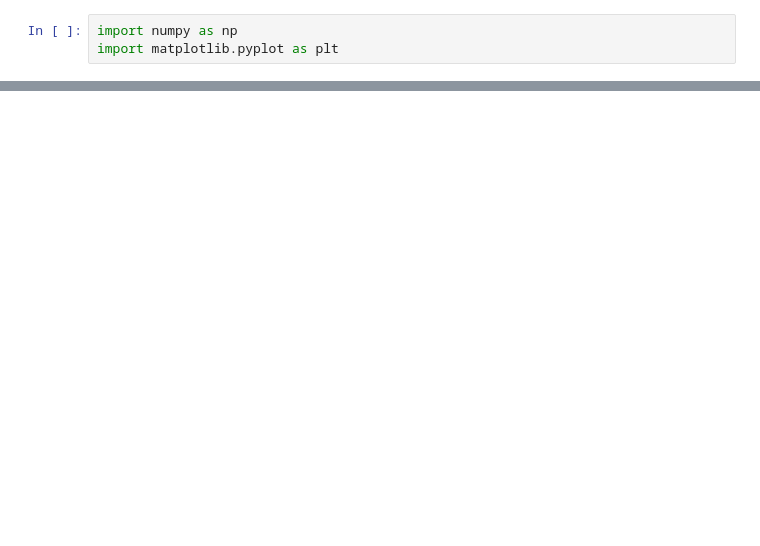
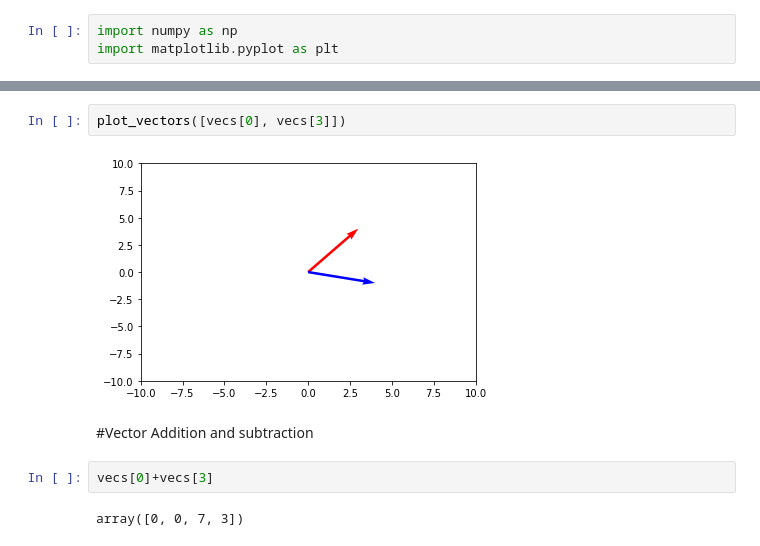
Before and after one commit to akshay-b12/Deep-Learning-Guvi, a Jupyter notebook: vectors_In_Python.ipynb, the cells around one changed output, grey strips where cells are left out. Saved outputs shown, nothing was run; the diff lists cells and outputs as text; blank space fills up the shorter version.

```diff
--- a/vectors_In_Python.ipynb
+++ b/vectors_In_Python.ipynb
@@ -12,0 +29,10 @@ plt.show()
+# %%
+plot_vectors([vecs[0], vecs[3]])
+# %% [output]
+[figure, added]
+# %% [markdown]
+#Vector Addition and subtraction
+# %%
+vecs[0]+vecs[3]
+# %% [output]
+array([0, 0, 7, 3])
```
Also changed, not shown: parts of 18 cells of this notebook.
